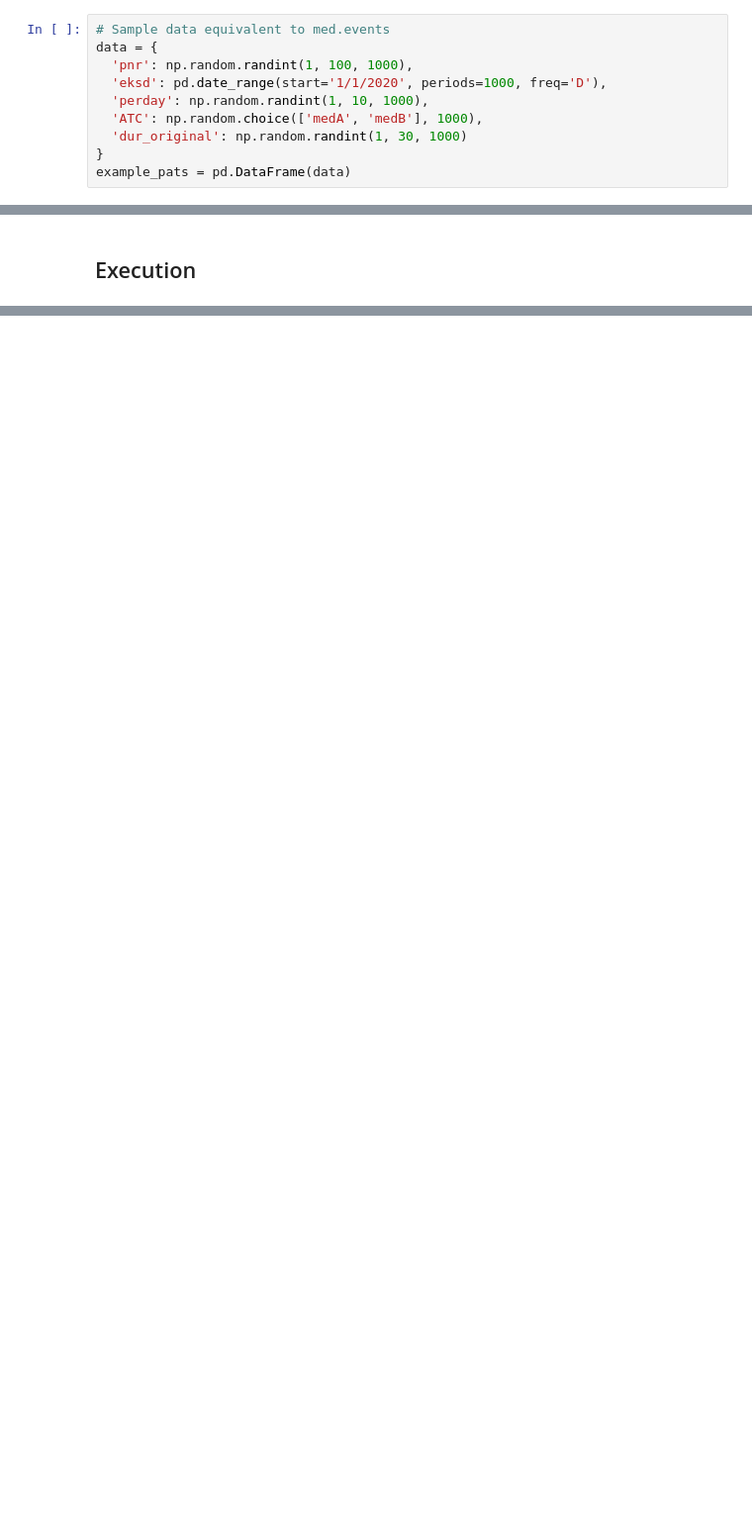
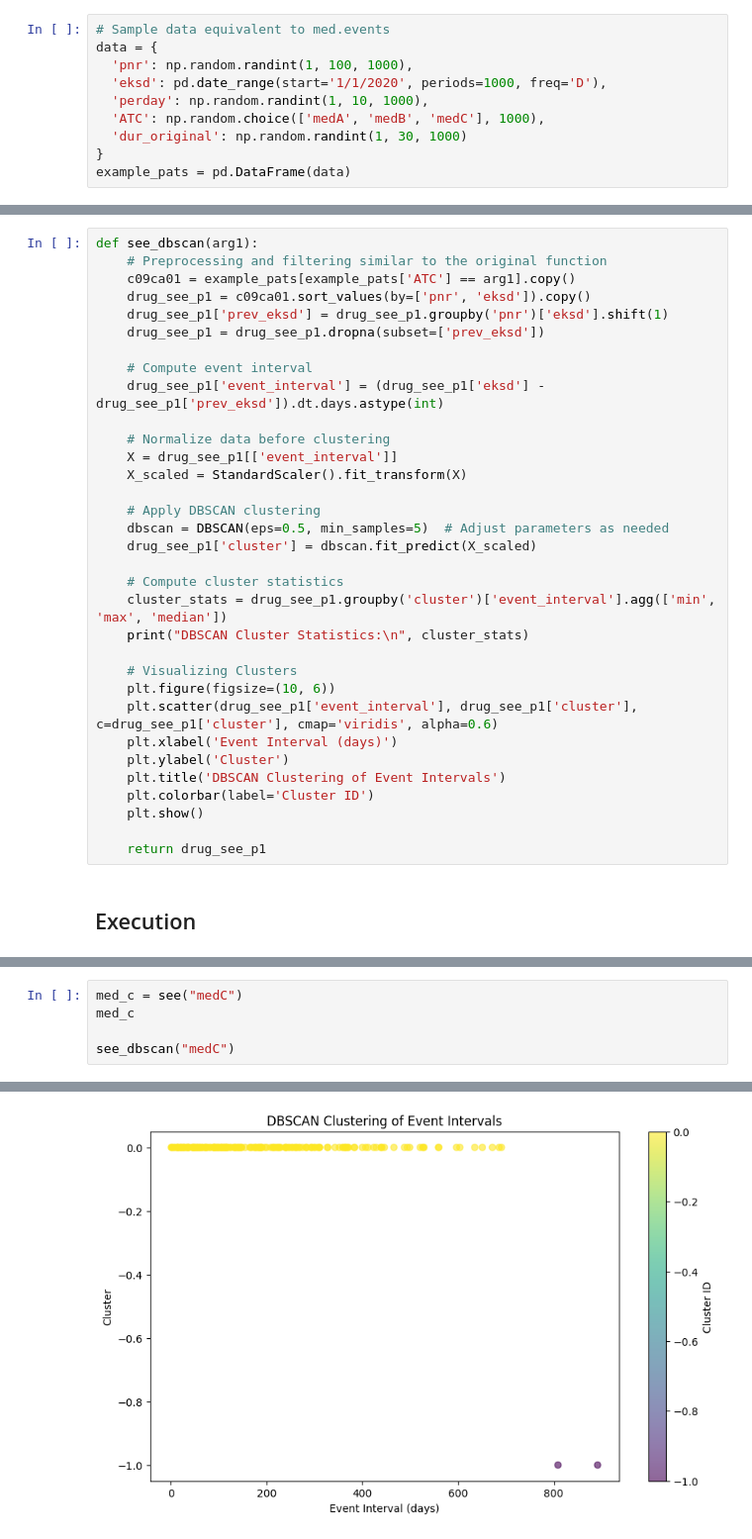
Before and after one commit to Whos-Andrei-Go/SEE, a Jupyter notebook: SEE.ipynb, the cells around one changed output, grey strips where cells are left out. Shown at 99% size. Drawn from its saved outputs; the diff is of its cells as text; blank space fills up the shorter version.

```diff
--- a/SEE.ipynb
+++ b/SEE.ipynb
@@ -21,7 +22,7 @@ data = {
   'pnr': np.random.randint(1, 100, 1000),
   'eksd': pd.date_range(start='1/1/2020', periods=1000, freq='D'),
   'perday': np.random.randint(1, 10, 1000),
-  'ATC': np.random.choice(['medA', 'medB'], 1000),
+  'ATC': np.random.choice(['medA', 'medB', 'medC'], 1000),
   'dur_original': np.random.randint(1, 30, 1000)
 }
 example_pats = pd.DataFrame(data)
@@ -135,5 +136,38 @@ def see(arg1):
     )
 
     return drug_see_p0
+# %%
+def see_dbscan(arg1):
+    # Preprocessing and filtering similar to the original function
+    c09ca01 = example_pats[example_pats['ATC'] == arg1].copy()
+    drug_see_p1 = c09ca01.sort_values(by=['pnr', 'eksd']).copy()
+    drug_see_p1['prev_eksd'] = drug_see_p1.groupby('pnr')['eksd'].shift(1)
+    drug_see_p1 = drug_see_p1.dropna(subset=['prev_eksd'])
+
+    # Compute event interval
+    drug_see_p1['event_interval'] = (drug_see_p1['eksd'] - drug_see_p1['prev_eksd']).dt.days.astype(int)
+
+    # Normalize data before clustering
+    X = drug_see_p1[['event_interval']]
+    X_scaled = StandardScaler().fit_transform(X)
+
+    # Apply DBSCAN clustering
+    dbscan = DBSCAN(eps=0.5, min_samples=5)  # Adjust parameters as needed
+    drug_see_p1['cluster'] = dbscan.fit_predict(X_scaled)
+
+    # Compute cluster statistics
+    cluster_stats = drug_see_p1.groupby('cluster')['event_interval'].agg(['min', 'max', 'median'])
+    print("DBSCAN Cluster Statistics:\n", cluster_stats)
+
+    # Visualizing Clusters
+    plt.figure(figsize=(10, 6))
+    plt.scatter(drug_see_p1['event_interval'], drug_see_p1['cluster'], c=drug_see_p1['cluster'], cmap='viridis', alpha=0.6)
+    plt.xlabel('Event Interval (days)')
+    plt.ylabel('Cluster')
+    plt.title('DBSCAN Clustering of Event Intervals')
+    plt.colorbar(label='Cluster ID')
+    plt.show()
+
+    return drug_see_p1
 # %% [markdown]
 ## Execution
@@ -181,0 +192,6 @@ see_assumption(med_b)
+# %%
+med_c = see("medC")
+med_c
+
+see_dbscan("medC")
+# %% [output]
@@ -181,0 +203 @@ see_assumption(med_b)
+[figure, added]
```
Also changed, not shown: parts of 8 cells of this notebook, 1 other file.
